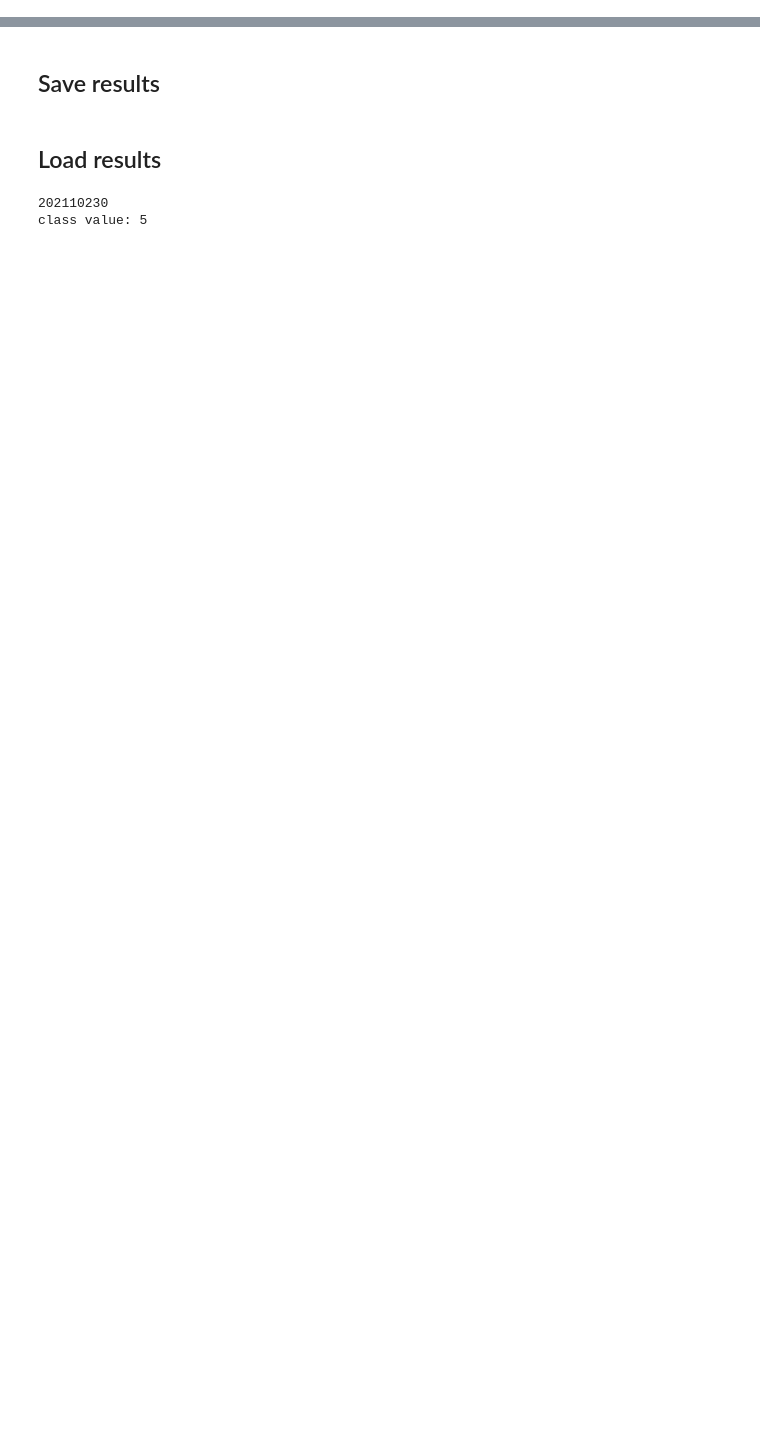
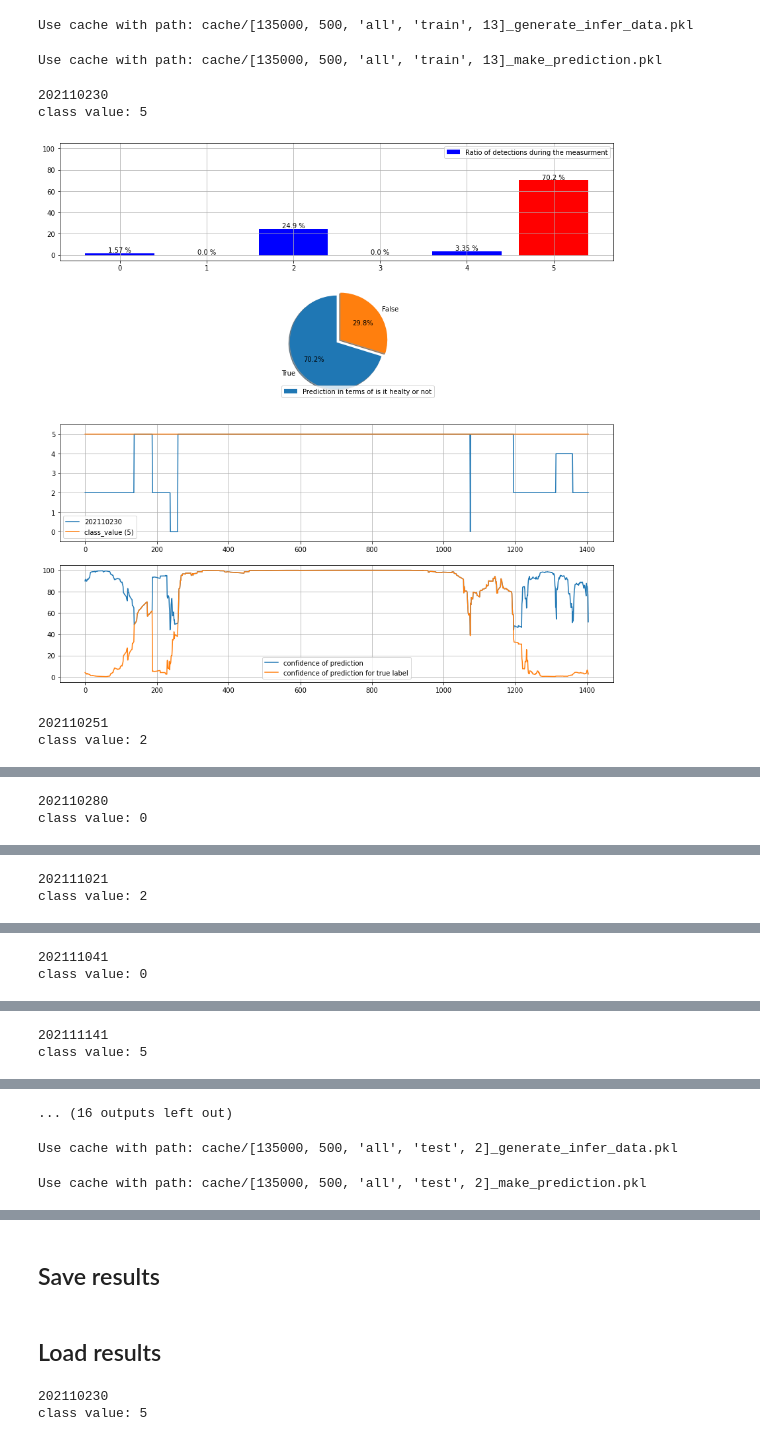
Before and after one commit to levopeti/stroke_prediction, a Jupyter notebook: test_scripts/model_testing.ipynb, the cells around one changed output, grey strips where cells are left out. Saved outputs shown, nothing was run; the diff lists cells and outputs as text; code cells hidden in the pictures; blank space fills up the shorter version.

```diff
--- a/test_scripts/model_testing.ipynb
+++ b/test_scripts/model_testing.ipynb
@@ -88,0 +216,10 @@ for mean_dict, class_value, meas_name in mc.sweep_mean_with_class_generator(mean
+# %%
+minutes = 90
+length = 25 * 60 * minutes
+step_size = 500
+limb = "all"
+sample_size = 1000000
+save_plot = False
+# %%
+model = keras.models.load_model('./models/model_{}_{}_{}'.format(minutes, sample_size, limb))
+model.summary()
@@ -88,0 +246,23 @@ for mean_dict, class_value, meas_name in mc.sweep_mean_with_class_generator(mean
+# %%
+type_of_set = "train"
+key = "{}".format([length, step_size, limb, type_of_set, len(mc.measurement_dict[type_of_set])])
+
+train_infer_data = generate_infer_data(length, step_size, limb, type_of_set, use_cache=True, key=key)
+# %% [output]
+Use cache with path: cache/[135000, 500, 'all', 'train', 13]_generate_infer_data.pkl
+# %%
+type_of_set = "train"
+key = "{}".format([length, step_size, limb, type_of_set, len(mc.measurement_dict[type_of_set])])
+
+train_prediction_dict = make_prediction(model, train_infer_data, use_cache=True, key=key)
+# %% [output]
+Use cache with path: cache/[135000, 500, 'all', 'train', 13]_make_prediction.pkl
+# %%
+type_of_set = "train"
+make_plot(train_prediction_dict, save=save_plot, type_of_set=type_of_set)
+# %% [output]
+202110230
+class value: 5
+[figure, added]
+202110251
+class value: 2
@@ -88,0 +270,2 @@ for mean_dict, class_value, meas_name in mc.sweep_mean_with_class_generator(mean
+202110280
+class value: 0
@@ -88,0 +273,2 @@ for mean_dict, class_value, meas_name in mc.sweep_mean_with_class_generator(mean
+202111021
+class value: 2
@@ -88,0 +276,2 @@ for mean_dict, class_value, meas_name in mc.sweep_mean_with_class_generator(mean
+202111041
+class value: 0
@@ -88,0 +279,2 @@ for mean_dict, class_value, meas_name in mc.sweep_mean_with_class_generator(mean
+202111141
+class value: 5
@@ -88,0 +282,15 @@ for mean_dict, class_value, meas_name in mc.sweep_mean_with_class_generator(mean
+... (16 outputs left out)
+# %%
+type_of_set = "test"
+key = "{}".format([length, step_size, limb, type_of_set, len(mc.measurement_dict[type_of_set])])
+
+test_infer_data = generate_infer_data(length, step_size, limb, type_of_set, use_cache=True, key=key)
+# %% [output]
+Use cache with path: cache/[135000, 500, 'all', 'test', 2]_generate_infer_data.pkl
+# %%
+type_of_set = "test"
+key = "{}".format([length, step_size, limb, type_of_set, len(mc.measurement_dict[type_of_set])])
+
+test_prediction_dict = make_prediction(model, test_infer_data, use_cache=True, key=key)
+# %% [output]
+Use cache with path: cache/[135000, 500, 'all', 'test', 2]_make_prediction.pkl
```
Also changed, not shown: parts of 14 cells of this notebook, 19 other files.
